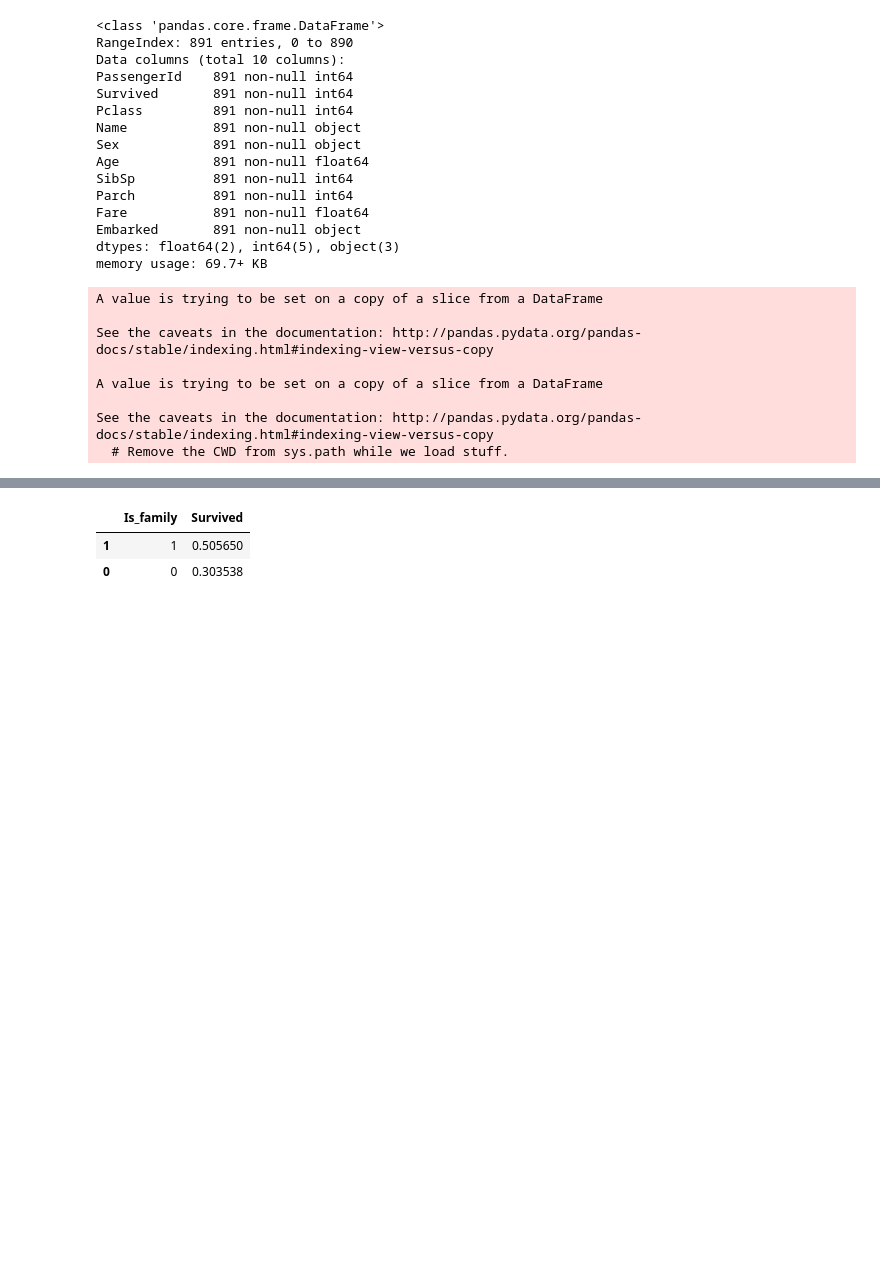
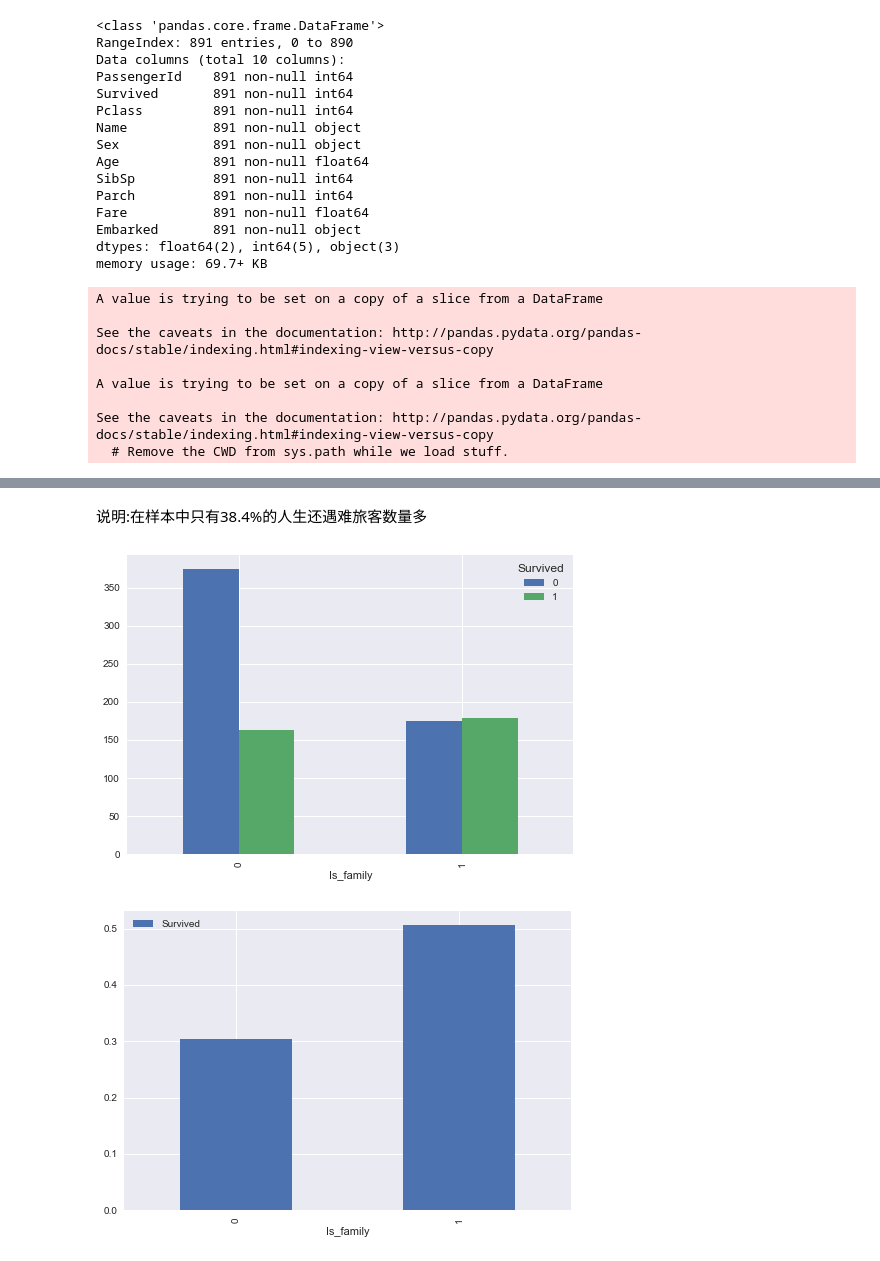
Before and after one commit to xueweiyema/titanic_analysis, a Jupyter notebook: titanic.ipynb, the cells around one changed output, grey strips where cells are left out. Cells and saved outputs as stored; diff of their text form; code cells hidden in the pictures; blank space fills up the shorter version.

```diff
--- a/titanic.ipynb
+++ b/titanic.ipynb
@@ -95,15 +105,18 @@ See the caveats in the documentation: http://pandas.pydata.org/pandas-docs/stabl
+# %% [markdown]
+说明:在样本中只有38.4%的人生还遇难旅客数量多
 # %%
 #生存与是否有家人同伴的关系
 df['Is_family']=df['SibSp']+df['Parch']
 def num_1(x):
     if x>0:
         return 1
     else:
         return 0
 df['Is_family'] = df['Is_family'].apply(num_1)
 f_df=df[['Is_family','Survived']]
-f_df.groupby(['Is_family'], as_index=False).mean().sort_values(by='Survived', ascending=False)
+f_df.groupby(['Is_family','Survived'])['Survived'].count().unstack().plot(kind='bar')
+f_df.groupby(['Is_family']).mean().plot(kind='bar')
+plt.show()
 # %% [output]
-|  | Is_family | Survived |
-| 1 | 1 | 0.505650 |
-| 0 | 0 | 0.303538 |
+[figure, added]
+[figure, added]
```
Also changed, not shown: parts of 27 cells of this notebook, 1 other file.
